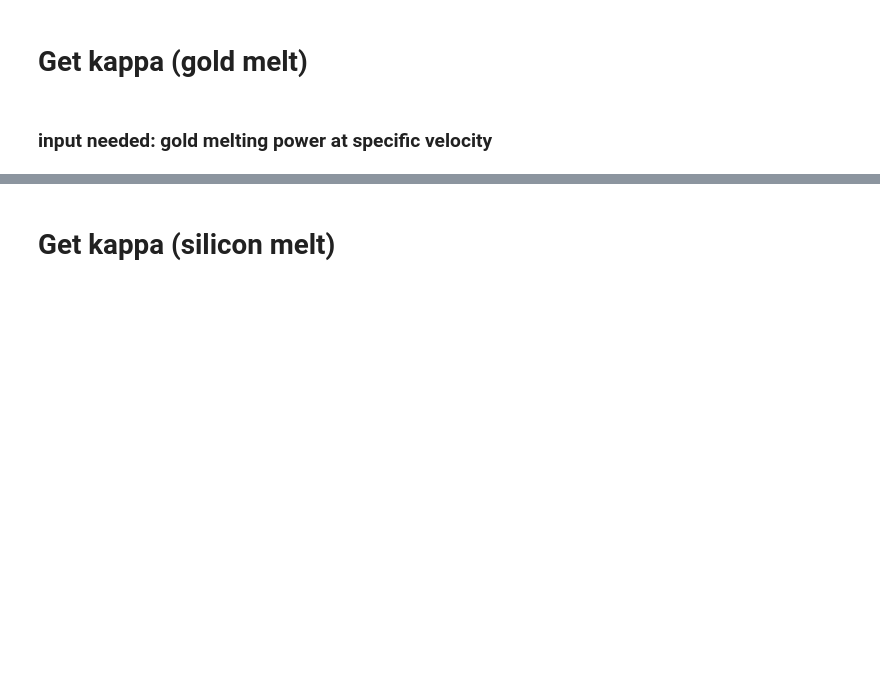
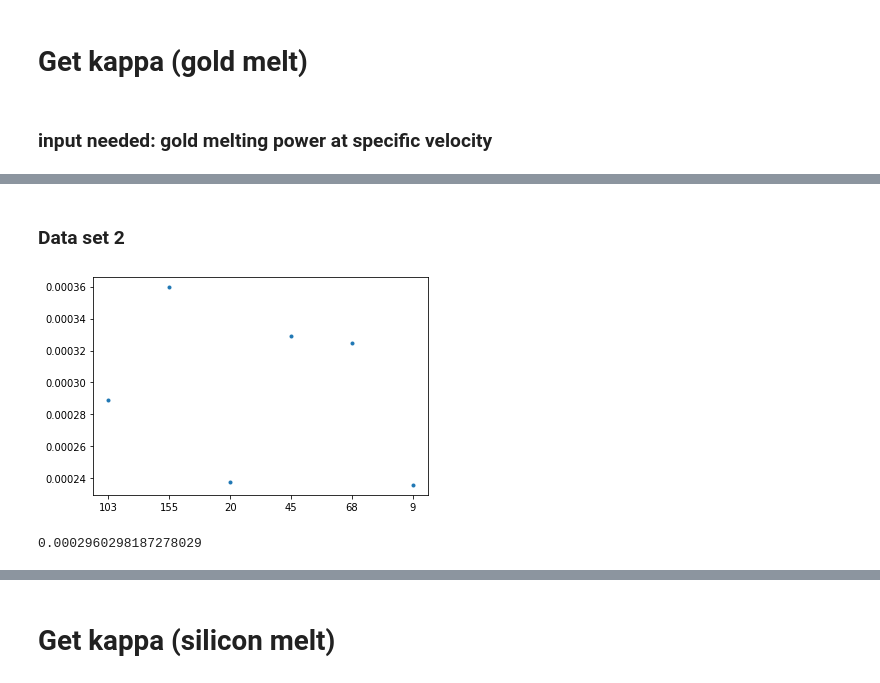
Before and after one commit to JoanneCETsai/Temperature_Calibration, a Jupyter notebook: main.ipynb, the cells around one changed output, grey strips where cells are left out. Drawn from its saved outputs; the diff is of its cells as text; code cells hidden in the pictures; blank space fills up the shorter version.

```diff
--- a/main.ipynb
+++ b/main.ipynb
@@ -212,0 +109,61 @@ avg_kappa_gold
+# %% [markdown]
+### Data set 2
+# %%
+Dict_gold = dict((k, fivemm_files_2[k][10:]) for k in gold_list)
+back_intensity_list_gold = []
+for key in fivemm_files_2:
+    if key in gold_list:
+        index = list(fivemm_files_2).index(key)
+        back_intensity_list_gold.append(back_intensity_list_2[index])
+
+#Dict_dRoverR = dict.fromkeys(list(Dict_gold.keys()),[])
+dRoverR = []
+for i, v in enumerate(list(Dict_gold.keys())):
+    con = []
+    for file in Dict_gold[v]:
+        val = get_peak_dRoverR(file, back_intensity_list_gold[i], two_lorentz, two_lorentz)
+        con.append(val)
+    dRoverR.append(con)
+
+power_gold = []
+for i, (key, value) in enumerate(fivemm_files_2.items()):
+    if key in gold_list:
+        power_gold.append(power_list_2[i][1:])
+
+for i, v in enumerate(list(Dict_gold.keys())):
+    plt.plot(power_gold[i][:-1], dRoverR[i][:-1], '.')
+    plt.xlabel("power")
+    plt.ylabel("dR/R")
+    plt.savefig("/Users/chiaentsai/Desktop/lab/Temperature_Calibration/gold_dRoverR_figure_2/{}mm.png".format(v), format="PNG")
+    plt.close()
+
+kappa_gold = []
+for i, v in enumerate(list(Dict_gold.keys())):
+    power = [float(j) for j in power_gold[i]][:-1]
+    y = dRoverR[i][:-1]
+    popt, pcov = curve_fit(expo, power, y, p0 = [1, 0.0000003, 1], maxfev = 8000)
+    #a, b, c = popt
+    plt.plot(power, y, '.')
+    y_pred = [expo(j, *popt) for j in power]
+    plt.plot(power, y_pred)
+    plt.xlabel("power")
+    plt.ylabel("dR/R")
+    plt.savefig("/Users/chiaentsai/Desktop/lab/Temperature_Calibration/gold_dRoverR_fit_figure_2/{}mm.png".format(v), format="PNG")
+    plt.close()
+    f = expo(gold_melting_W[v], *popt)
+    gold_m = 1064
+    dT = gold_m - 21
+    kappa = f / dT
+    kappa_gold.append(kappa)
+
+Dict_kappa_gold = dict(zip(list(Dict_gold.keys()),kappa_gold))
+
+plt.plot(list(Dict_gold.keys()), kappa_gold, '.')
+plt.savefig("/Users/chiaentsai/Desktop/lab/Temperature_Calibration/kappa_2.png", format="PNG")
+# %% [output]
+[figure, added]
+# %%
+avg_kappa_gold = sum(kappa_gold) / len(kappa_gold)
+avg_kappa_gold
+# %% [output]
+0.0002960298187278029
```
Also changed, not shown: parts of 50 cells of this notebook, 51 other files.
